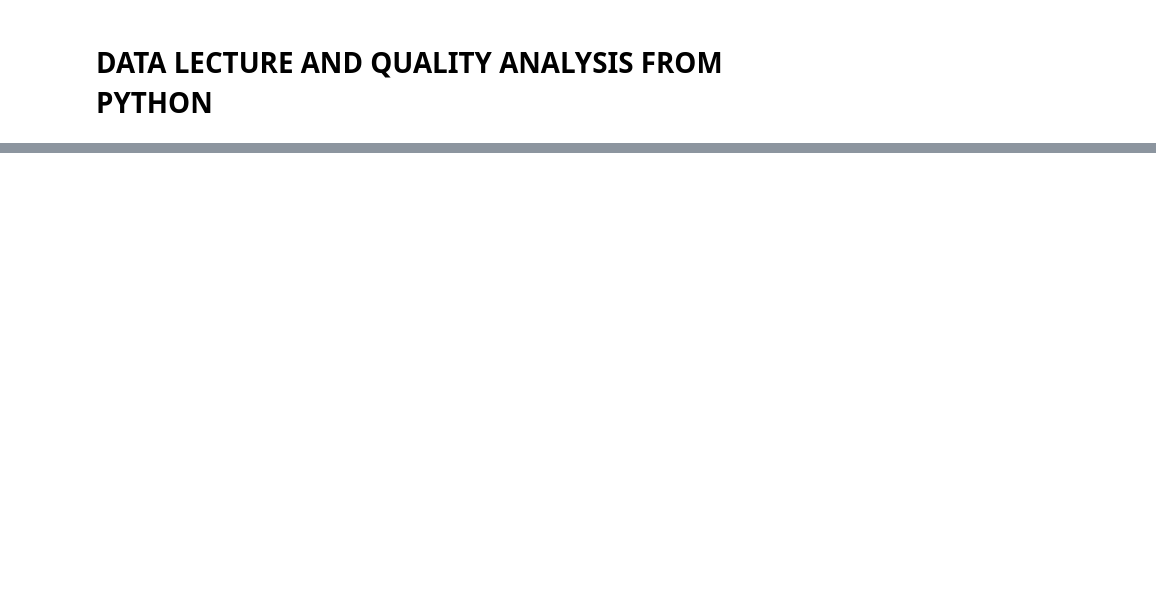
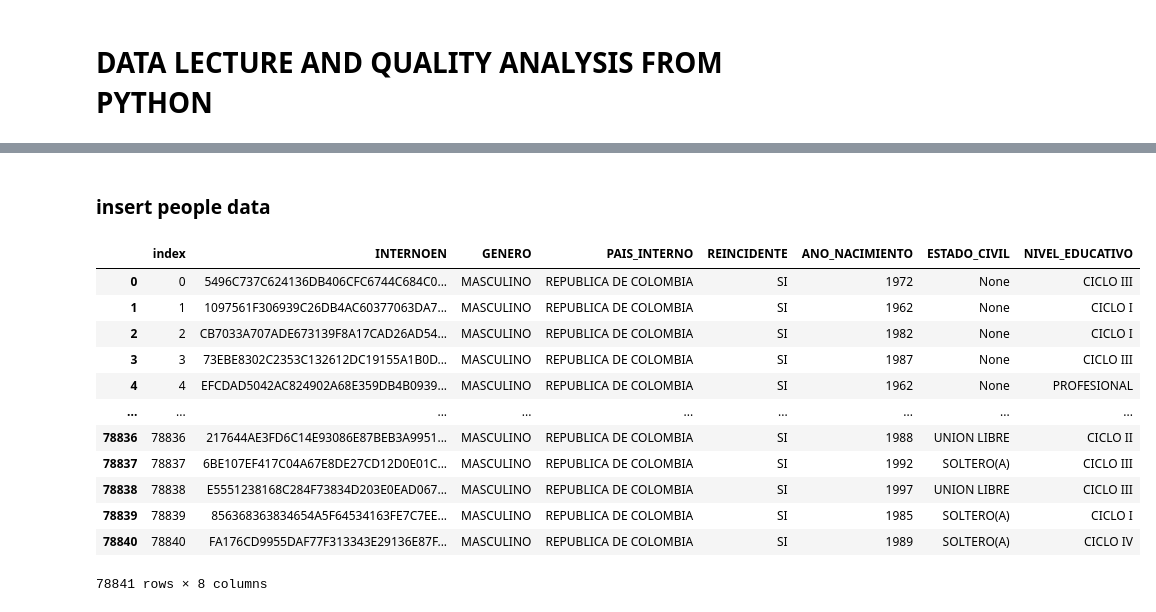
Before and after one commit to dehoyosb/MinJusticia_team77_DS4A_Project, a Jupyter notebook: Exploratory data anlysis Esneyder.ipynb, the cells around one changed output, grey strips where cells are left out. Saved outputs shown, nothing was run; the diff lists cells and outputs as text; code cells hidden in the pictures; blank space fills up the shorter version.

```diff
--- a/Exploratory data anlysis Esneyder.ipynb
+++ b/Exploratory data anlysis Esneyder.ipynb
@@ -23,0 +3,18 @@ conn.close()
+# %%
+#Packages:
+import pandas as pd
+import string
+import os
+
+from sqlalchemy import create_engine, text
+
+#maximum number of rows to display
+pd.options.display.max_rows = 20
+engine = create_engine('postgresql://team77:mintic2020.@postgres/minjusticia', max_overflow=20)
+def runQuery(sql):
+    result = engine.connect().execution_options(isolation_level="AUTOCOMMIT").execute((text(sql)))
+    return pd.DataFrame(result.fetchall(), columns=result.keys())
+# %%
+# data reading from excel
+data = pd.read_excel('data/ReincidenciaPospenadosNal201011Junio2020Rev.xlsx', skiprows = 6)
+data.head()
@@ -23,0 +46,29 @@ conn.close()
+# %% [markdown]
+### insert people data
+# %%
+
+data_people = data[['INTERNOEN', 'GENERO', 'PAIS_INTERNO', 'REINCIDENTE', 'ANO_NACIMIENTO',
+                        'ESTADO_CIVIL','NIVEL_EDUCATIVO']].drop_duplicates(subset = ["INTERNOEN"])
+data_people = data_people.reset_index(drop=True)
+# %%
+#runQuery('drop personas_tmp')
+
+data_people.to_sql('personas_tmp', con=engine)
+
+runQuery('select * from personas_tmp')
+
+runQuery('SELECT public.tcompararpersonas();')
+# %% [output]
+|  | index | INTERNOEN | GENERO | PAIS_INTERNO | REINCIDENTE | ANO_NACIMIENTO | ESTADO_CIVIL | NIVEL_EDUCATIVO |
+| 0 | 0 | 5496C737C624136DB406CFC6744C684C0... | MASCULINO | REPUBLICA DE COLOMBIA | SI | 1972 | None | CICLO III |
+| 1 | 1 | 1097561F306939C26DB4AC60377063DA7... | MASCULINO | REPUBLICA DE COLOMBIA | SI | 1962 | None | CICLO I |
+| 2 | 2 | CB7033A707ADE673139F8A17CAD26AD54... | MASCULINO | REPUBLICA DE COLOMBIA | SI | 1982 | None | CICLO I |
+| 3 | 3 | 73EBE8302C2353C132612DC19155A1B0D... | MASCULINO | REPUBLICA DE COLOMBIA | SI | 1987 | None | CICLO III |
+| 4 | 4 | EFCDAD5042AC824902A68E359DB4B0939... | MASCULINO | REPUBLICA DE COLOMBIA | SI | 1962 | None | PROFESIONAL |
+| ... | ... | ... | ... | ... | ... | ... | ... | ... |
+| 78836 | 78836 | 217644AE3FD6C14E93086E87BEB3A9951... | MASCULINO | REPUBLICA DE COLOMBIA | SI | 1988 | UNION LIBRE | CICLO II |
+| 78837 | 78837 | 6BE107EF417C04A67E8DE27CD12D0E01C... | MASCULINO | REPUBLICA DE COLOMBIA | SI | 1992 | SOLTERO(A) | CICLO III |
+| 78838 | 78838 | E5551238168C284F73834D203E0EAD067... | MASCULINO | REPUBLICA DE COLOMBIA | SI | 1997 | UNION LIBRE | CICLO III |
+| 78839 | 78839 | 856368363834654A5F64534163FE7C7EE... | MASCULINO | REPUBLICA DE COLOMBIA | SI | 1985 | SOLTERO(A) | CICLO I |
+| 78840 | 78840 | FA176CD9955DAF77F313343E29136E87F... | MASCULINO | REPUBLICA DE COLOMBIA | SI | 1989 | SOLTERO(A) | CICLO IV |
+78841 rows × 8 columns
```
Also changed, not shown: parts of 8 cells of this notebook, 4 other files.
